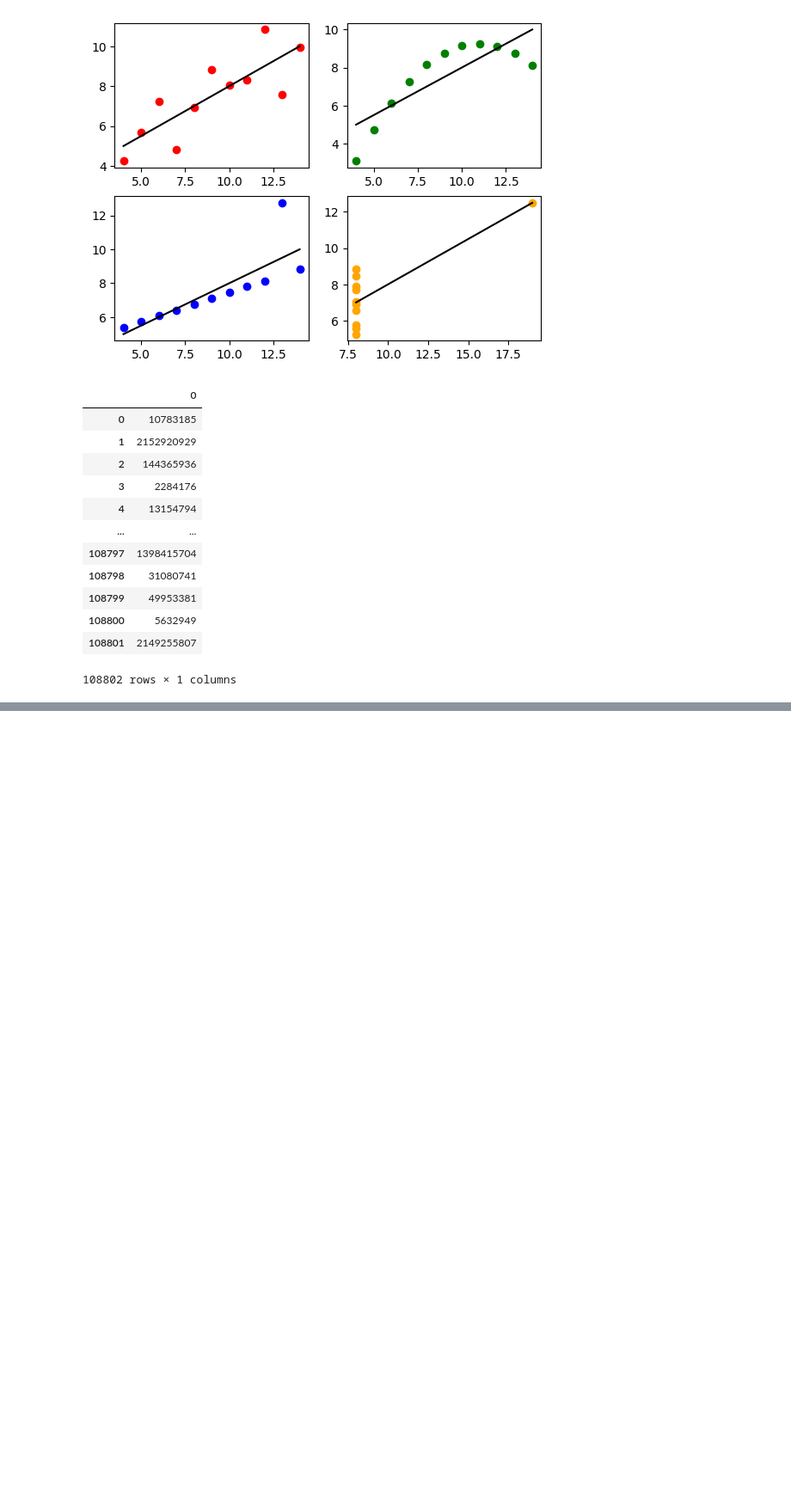
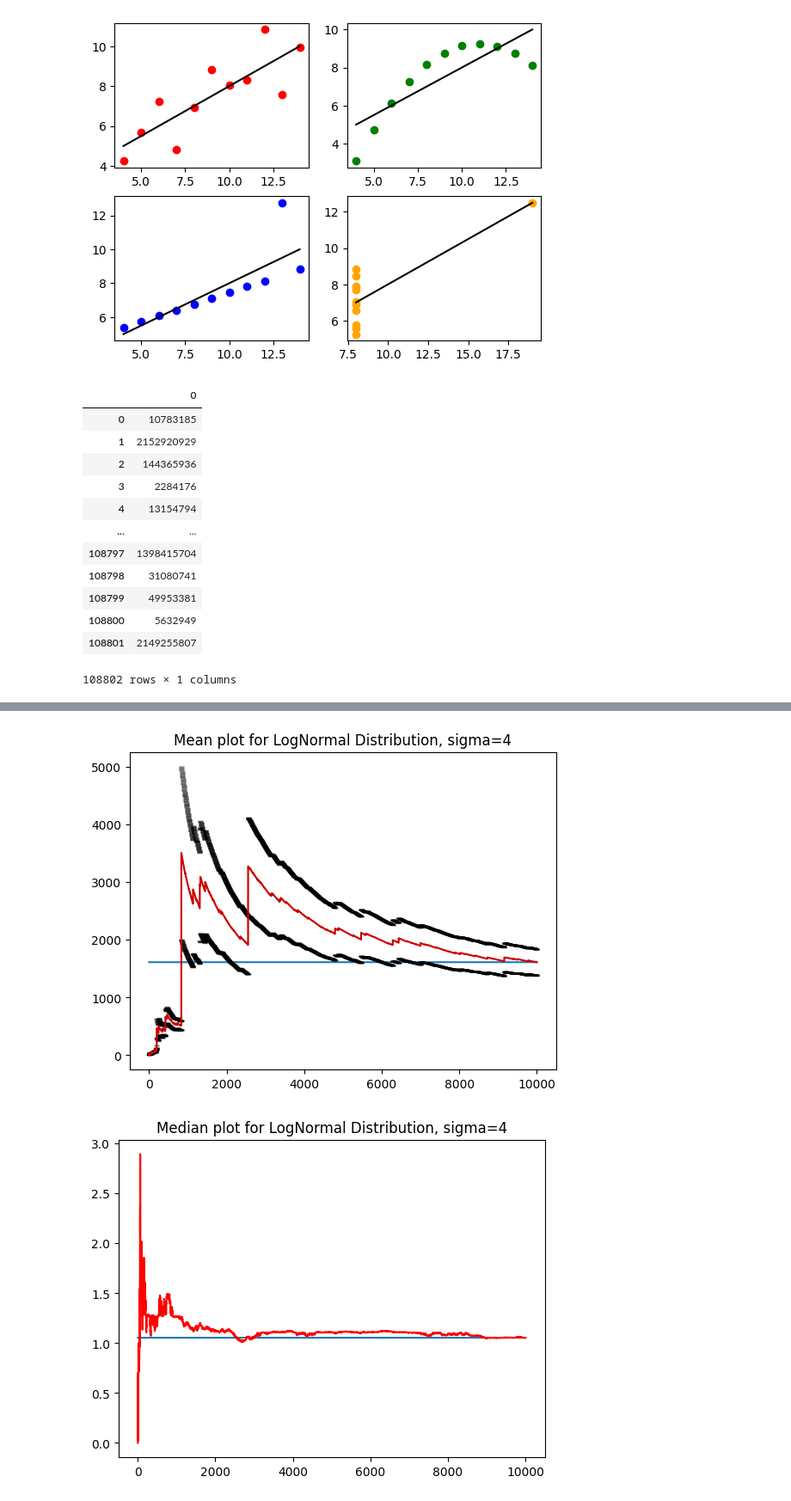
Before and after one commit to FabianScott/ComSoc, a Jupyter notebook: Week_3/week3.ipynb, the cells around one changed output, grey strips where cells are left out. Shown at 86% size. Drawn from its saved outputs; the diff is of its cells as text; code cells hidden in the pictures; blank space fills up the shorter version.

```diff
--- a/Week_3/week3.ipynb
+++ b/Week_3/week3.ipynb
@@ -97,0 +88,7 @@ plt.plot(x, np.random.pareto(N,N), color="red");
+# %%
+sigma = 4
+data = np.random.lognormal(0, sigma, n)
+repeat(data, f'LogNormal Distribution, sigma={sigma}')
+# %% [output]
+[figure, added]
+[figure, added]
```
Also changed, not shown: parts of 11 cells of this notebook, 1 other file.
